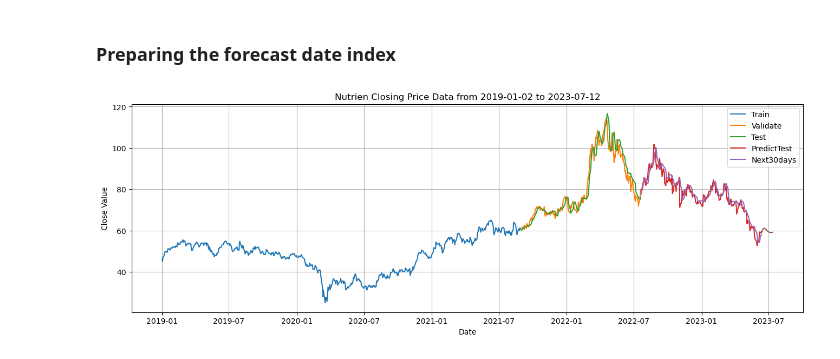
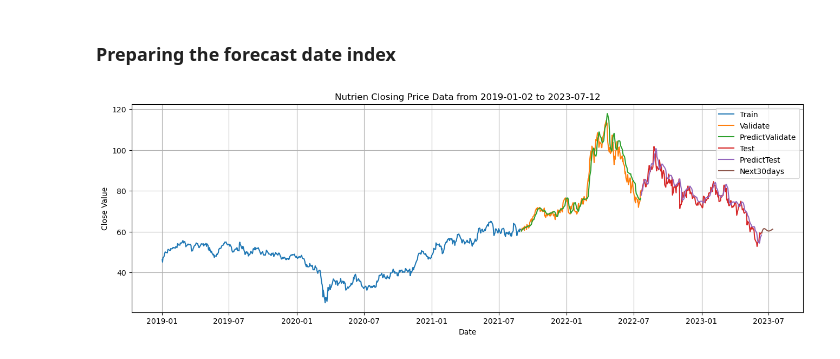
Before and after one commit to mynhungg/IS403.N21.HTTT_Nhom13, a Jupyter notebook: Model/LSTM/6_2_2/Code/LSTM_622_NTR.ipynb, the cells around one changed output. Drawn from its saved outputs; the diff is of its cells as text; code cells hidden in the pictures.

```diff
--- a/Model/LSTM/6_2_2/Code/LSTM_622_NTR.ipynb
+++ b/Model/LSTM/6_2_2/Code/LSTM_622_NTR.ipynb
@@ -238,24 +238,24 @@ val_data = scaler.inverse_transform(val_data)
 # %%
 plt.figure(figsize=(16,5))
 
 plt.plot(stock_ntr.index[:train_size], train_data)
 
 plt.plot(stock_ntr.index[train_size:train_size + val_size],val_data)
 
 plt.plot(stock_ntr.index[train_size:train_size + val_size],y_pred_val)
 
 plt.plot(stock_ntr.index[train_size + val_size: ], test_data)
 
 plt.plot(stock_ntr.index[train_size + val_size: ],(y_pred))
 
 plt.plot(future_dates, prediction_next30_days)
 
 plt.xlabel('Date')
 plt.ylabel('Close Value')
 plt.title('Nutrien Closing Price Data from 2019-01-02 to 2023-07-12')
-plt.legend(['Train','Validate','Test','PredictTest','Next30days'])
+plt.legend(['Train','Validate', 'PredictValidate','Test','PredictTest','Next30days'])
 plt.grid()
 plt.savefig('../Image/LSTM_622_NTR.png')
 plt.show()
 # %% [output]
-[figure, old version]
+[figure, new version]
```
Also changed, not shown: parts of 5 cells of this notebook.
